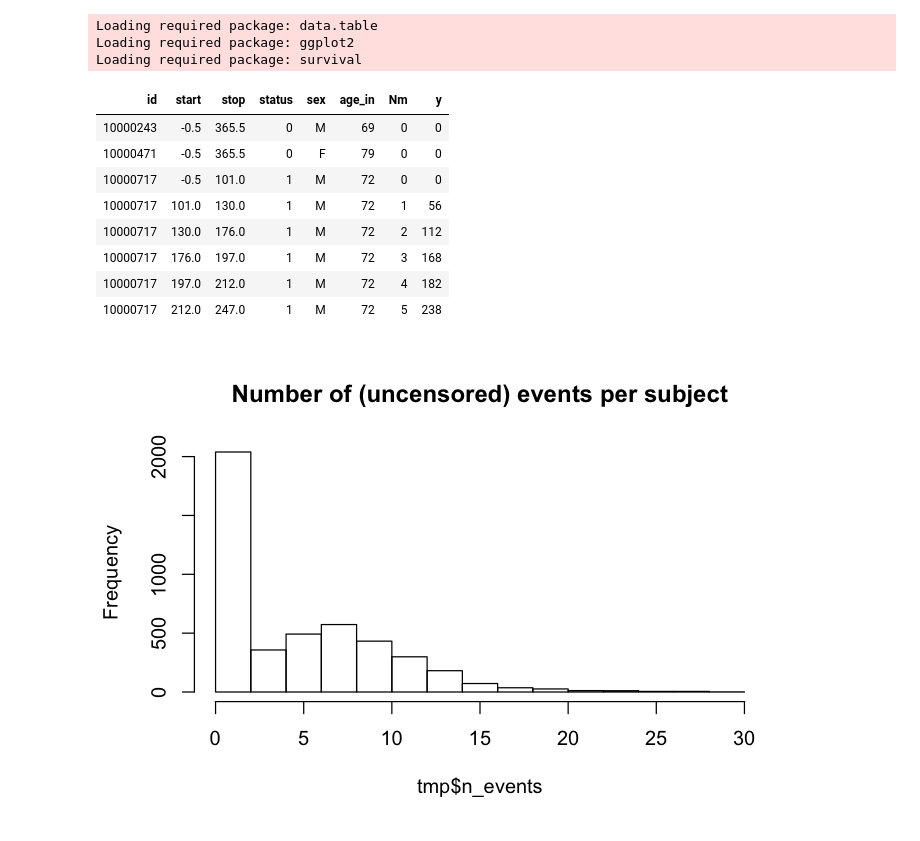
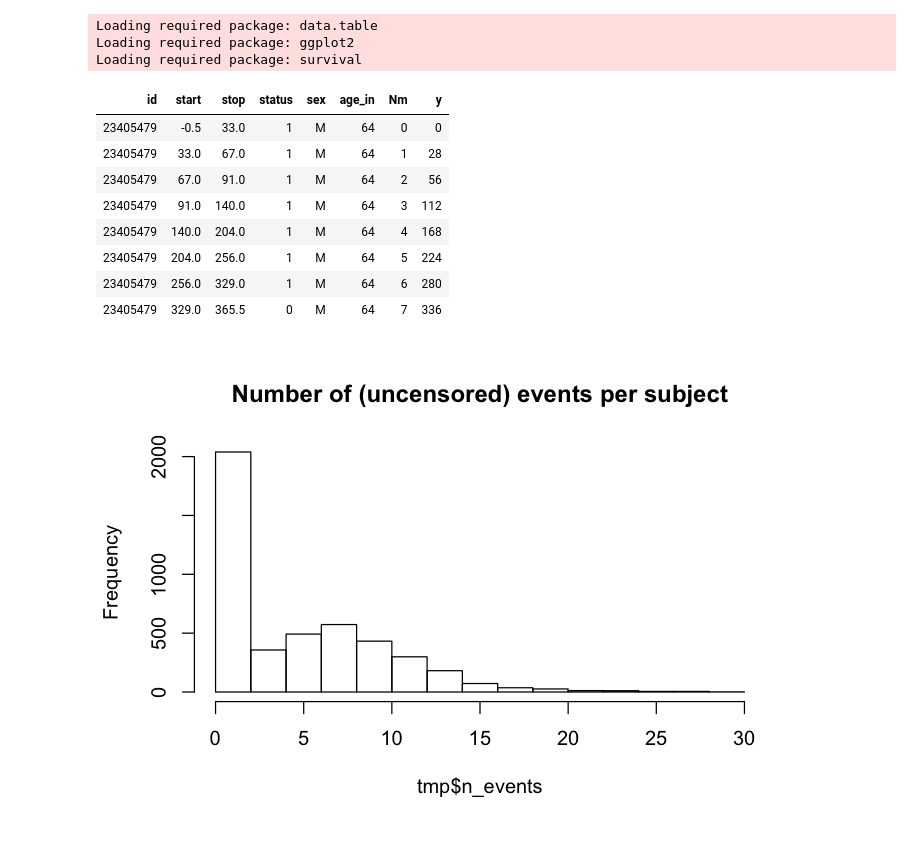
Before and after one commit to davide-burba/thesis, a Jupyter notebook: fit_compensators/fit_compensator_ACE.ipynb, the cells around one changed output. Saved outputs shown, nothing was run; the diff lists cells and outputs as text; code cells hidden in the pictures.

```diff
--- a/fit_compensators/fit_compensator_ACE.ipynb
+++ b/fit_compensators/fit_compensator_ACE.ipynb
@@ -36,17 +36,17 @@ load('../../data/preprocessed_data_ACE.RData')
 sel_df = ACE_df
 # %%
 # preprocessed data
-head(sel_df, n = 8)
+tail(sel_df, n = 8)
 # %% [output]
 | id | start | stop | status | sex | age_in | Nm | y |
-| 10000243 | -0.5 | 365.5 | 0 | M | 69 | 0 | 0 |
-| 10000471 | -0.5 | 365.5 | 0 | F | 79 | 0 | 0 |
-| 10000717 | -0.5 | 101.0 | 1 | M | 72 | 0 | 0 |
-| 10000717 | 101.0 | 130.0 | 1 | M | 72 | 1 | 56 |
-| 10000717 | 130.0 | 176.0 | 1 | M | 72 | 2 | 112 |
-| 10000717 | 176.0 | 197.0 | 1 | M | 72 | 3 | 168 |
-| 10000717 | 197.0 | 212.0 | 1 | M | 72 | 4 | 182 |
-| 10000717 | 212.0 | 247.0 | 1 | M | 72 | 5 | 238 |
+| 23405479 | -0.5 | 33.0 | 1 | M | 64 | 0 | 0 |
+| 23405479 | 33.0 | 67.0 | 1 | M | 64 | 1 | 28 |
+| 23405479 | 67.0 | 91.0 | 1 | M | 64 | 2 | 56 |
+| 23405479 | 91.0 | 140.0 | 1 | M | 64 | 3 | 112 |
+| 23405479 | 140.0 | 204.0 | 1 | M | 64 | 4 | 168 |
+| 23405479 | 204.0 | 256.0 | 1 | M | 64 | 5 | 224 |
+| 23405479 | 256.0 | 329.0 | 1 | M | 64 | 6 | 280 |
+| 23405479 | 329.0 | 365.5 | 0 | M | 64 | 7 | 336 |
 # %%
 tmp = sel_df[,list('n_events' = max(Nm)),by = 'id']
 hist(tmp$n_events, main = 'Number of (uncensored) events per subject')
```
Also changed, not shown: 4 other files.
